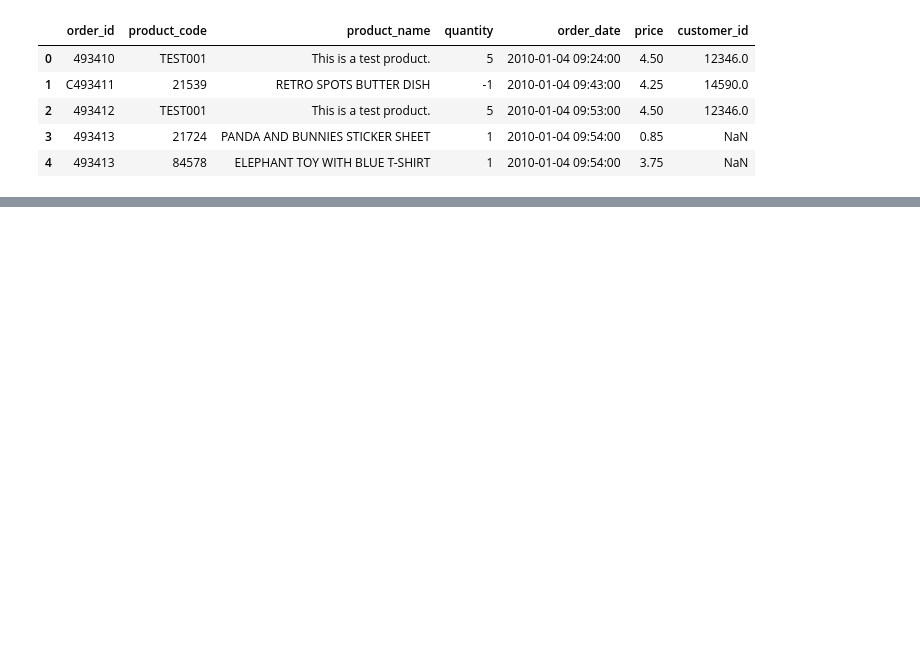
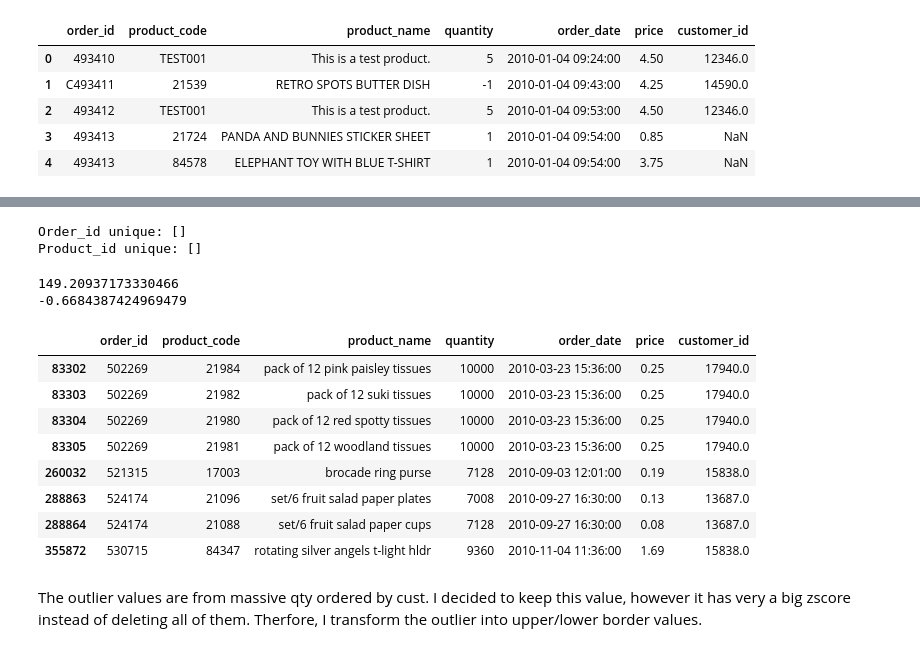
Before and after one commit to enthokz/Customer-Analysis, a Jupyter notebook: User-Segmentation/RFM Segmentation Retail.ipynb, the cells around one changed output, grey strips where cells are left out. Saved outputs shown, nothing was run; the diff lists cells and outputs as text; code cells hidden in the pictures; blank space fills up the shorter version.

```diff
--- a/User-Segmentation/RFM Segmentation Retail.ipynb
+++ b/User-Segmentation/RFM Segmentation Retail.ipynb
@@ -23,0 +291,42 @@ datar.head()
+# %%
+# Check againn
+cid= []
+for i in datac['order_id']:
+    r= re.findall(r'\D',i)
+    if r!=[] and r not in cid:
+        cid.append(r)
+
+cod= []
+for i in datac['product_code']:
+    r=re.findall(r'^([A-Za-z])[A-Za-z]*\d*\D*+$',i)
+    if r!=[] and i not in cod:
+        cod.append(i)
+
+print(f'Order_id unique: {cid}')
+print(f'Product_id unique: {cod}')
+# %% [output]
+Order_id unique: []
+Product_id unique: []
+# %%
+# Outlier check
+zscore= stats.zscore(datac[['quantity','price']])
+print(zscore.max())
+print(zscore.min())
+# %% [output]
+149.20937173330466
+-0.6684387424969479
+# %%
+# Check what is outlier values
+datac[(zscore>100).any(axis=1)]
+# %% [output]
+|  | order_id | product_code | product_name | quantity | order_date | price | customer_id |
+| 83302 | 502269 | 21984 | pack of 12 pink paisley tissues | 10000 | 2010-03-23 15:36:00 | 0.25 | 17940.0 |
+| 83303 | 502269 | 21982 | pack of 12 suki tissues | 10000 | 2010-03-23 15:36:00 | 0.25 | 17940.0 |
+| 83304 | 502269 | 21980 | pack of 12 red spotty tissues | 10000 | 2010-03-23 15:36:00 | 0.25 | 17940.0 |
+| 83305 | 502269 | 21981 | pack of 12 woodland tissues | 10000 | 2010-03-23 15:36:00 | 0.25 | 17940.0 |
+| 260032 | 521315 | 17003 | brocade ring purse | 7128 | 2010-09-03 12:01:00 | 0.19 | 15838.0 |
+| 288863 | 524174 | 21096 | set/6 fruit salad paper plates | 7008 | 2010-09-27 16:30:00 | 0.13 | 13687.0 |
+| 288864 | 524174 | 21088 | set/6 fruit salad paper cups | 7128 | 2010-09-27 16:30:00 | 0.08 | 13687.0 |
+| 355872 | 530715 | 84347 | rotating silver angels t-light hldr | 9360 | 2010-11-04 11:36:00 | 1.69 | 15838.0 |
+# %% [markdown]
+The outlier values are from massive qty ordered by cust. I decided to keep this value, however it has very a big zscore instead of deleting all of them. Therfore, I transform the outlier into upper/lower border values.
```
Also changed, not shown: parts of 40 cells of this notebook.
